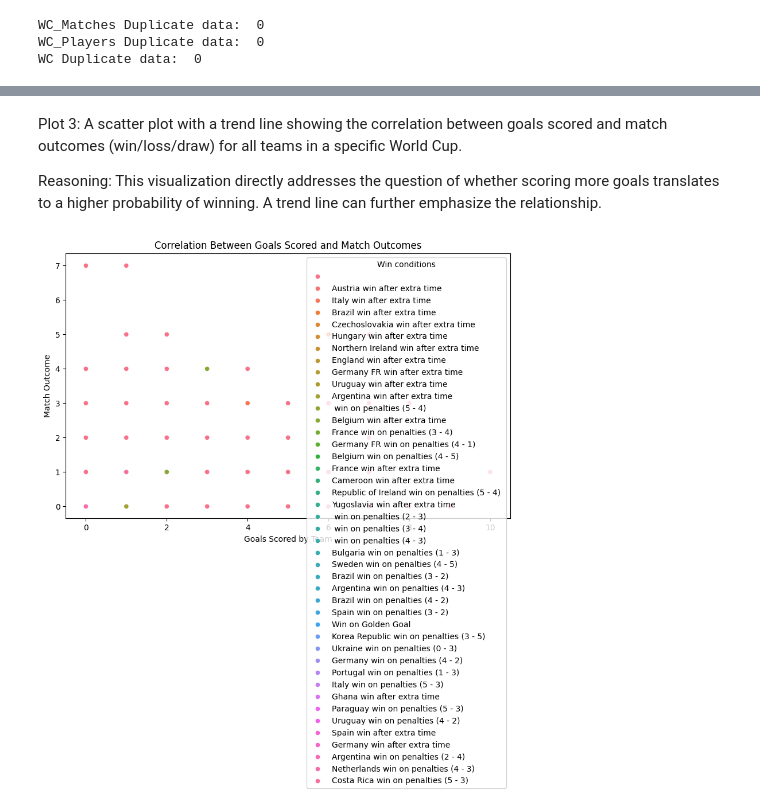
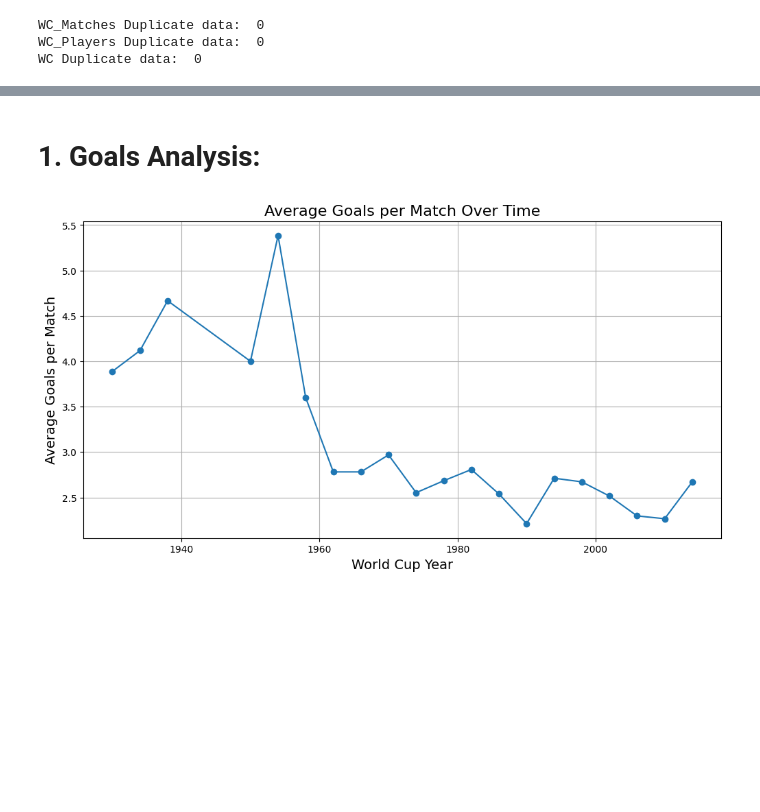
Before and after one commit to Rathod11jay/Unified_Mentor, a Jupyter notebook: FIFA_World_Cup_Analysis.ipynb, the cells around one changed output, grey strips where cells are left out. Saved outputs shown, nothing was run; the diff lists cells and outputs as text; code cells hidden in the pictures; blank space fills up the shorter version.

```diff
--- a/FIFA_World_Cup_Analysis.ipynb
+++ b/FIFA_World_Cup_Analysis.ipynb
@@ -169,14 +131,21 @@ team_records = WC[WC['Winner'].isin(top_teams)] # Filter DataFrame for top teams
-# %% [markdown]
-Plot 3: A scatter plot with a trend line showing the correlation between goals scored and match outcomes (win/loss/draw) for all teams in a specific World Cup.
-
-Reasoning: This visualization directly addresses the question of whether scoring more goals translates to a higher probability of winning. A trend line can further emphasize the relationship.
-# %%
-# Assuming 'WC_Matches' is your DataFrame with match data
-plt.figure(figsize=(10, 6))
-sns.scatterplot(x='Home Team Goals', y='Away Team Goals', hue='Win conditions', data=WC_Matches)
-plt.title('Correlation Between Goals Scored and Match Outcomes')
-plt.xlabel('Goals Scored by Team')
-plt.ylabel('Match Outcome')
-plt.show()
-# %% [output]
-[figure, removed]
+# %% [markdown]
+# 1. Goals Analysis:
+# %%
+# prompt: Plot 1: Average Goals per Match Over Time: A line chart showing the trend of average goals scored per game across different World Cups.
+# Reasoning: This helps understand how the game's scoring patterns have evolved.
+
+import matplotlib.pyplot as plt
+# Calculate average goals per match for each World Cup
+# Changed tuple to list for selecting multiple columns
+avg_goals_per_cup = WC_Matches.groupby('Year')[['Home Team Goals', 'Away Team Goals']].sum().sum(axis=1) / WC_Matches.groupby('Year')['MatchID'].count()
+
+# Create the line chart
+plt.figure(figsize=(12, 6))
+plt.plot(avg_goals_per_cup.index, avg_goals_per_cup.values, marker='o')
+plt.title('Average Goals per Match Over Time', fontsize=16)
+plt.xlabel('World Cup Year', fontsize=14)
+plt.ylabel('Average Goals per Match', fontsize=14)
+plt.grid(True)
+plt.show()
+# %% [output]
+[figure, added]
```
Also changed, not shown: parts of 16 cells of this notebook.
